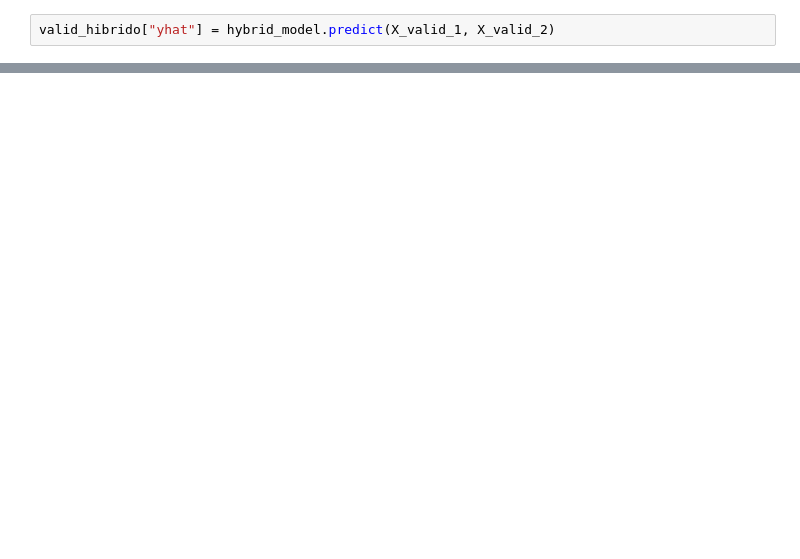
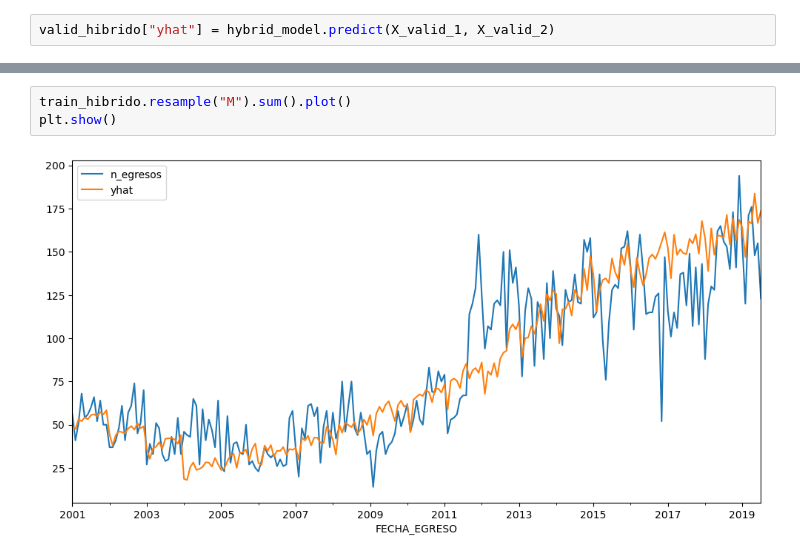
Before and after one commit to JavierRojas14/proyeccion-int, a Jupyter notebook: notebooks/4.0-jrb-final-forecasting.ipynb, the cells around one changed output, grey strips where cells are left out. Drawn from its saved outputs; the diff is of its cells as text; blank space fills up the shorter version.

```diff
--- a/notebooks/4.0-jrb-final-forecasting.ipynb
+++ b/notebooks/4.0-jrb-final-forecasting.ipynb
@@ -299,0 +298,5 @@ plt.show()
+# %%
+train_hibrido.resample("M").sum().plot()
+plt.show()
+# %% [output]
+[figure, added]
```
Also changed, not shown: parts of 4 cells of this notebook.
